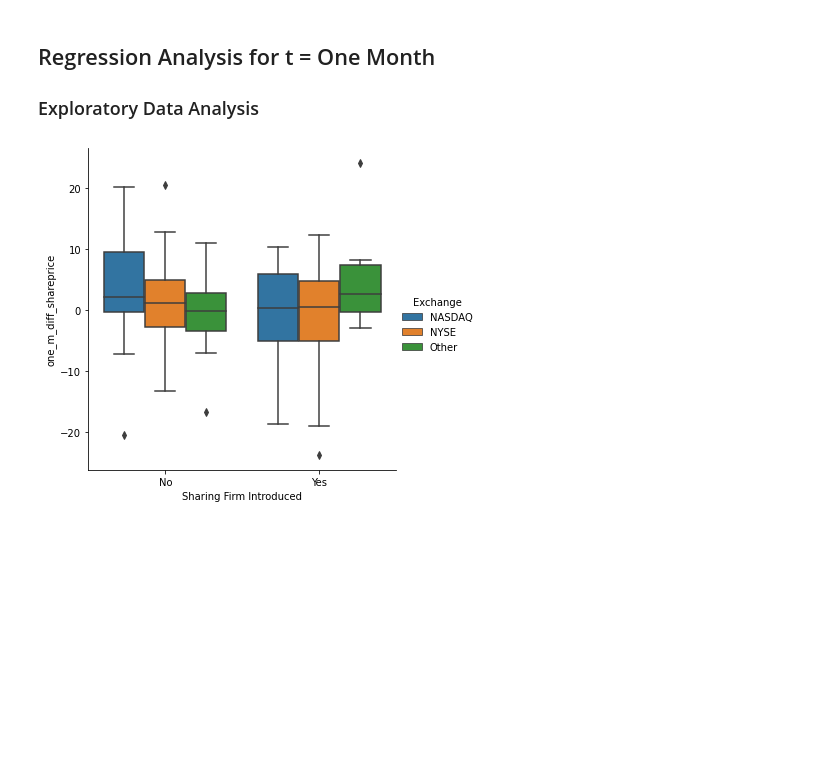
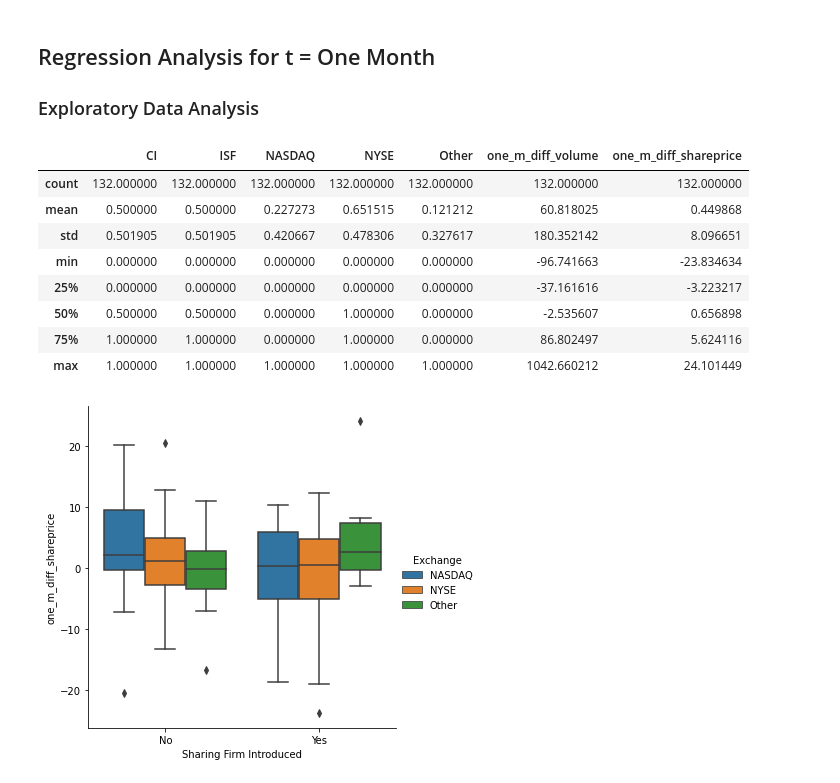
Before and after one commit to SolB77/Managerial-Economics-Senior-Thesis, a Jupyter notebook: Regression Analysis.ipynb, the cells around one changed output. Cells and saved outputs as stored; diff of their text form; code cells hidden in the pictures; blank space fills up the shorter version.

```diff
--- a/Regression Analysis.ipynb
+++ b/Regression Analysis.ipynb
@@ -40,6 +41,18 @@ oneyeardata = data[['CI', 'ISF', 'NASDAQ', 'NYSE', 'Other', 'one_y_diff_volume',
 # %% [markdown]
 ## Regression Analysis for t = One Month
 ### Exploratory Data Analysis
+# %%
+onemonthdata.describe()
+# %% [output]
+|  | CI | ISF | NASDAQ | NYSE | Other | one_m_diff_volume | one_m_diff_shareprice |
+| count | 132.000000 | 132.000000 | 132.000000 | 132.000000 | 132.000000 | 132.000000 | 132.000000 |
+| mean | 0.500000 | 0.500000 | 0.227273 | 0.651515 | 0.121212 | 60.818025 | 0.449868 |
+| std | 0.501905 | 0.501905 | 0.420667 | 0.478306 | 0.327617 | 180.352142 | 8.096651 |
+| min | 0.000000 | 0.000000 | 0.000000 | 0.000000 | 0.000000 | -96.741663 | -23.834634 |
+| 25% | 0.000000 | 0.000000 | 0.000000 | 0.000000 | 0.000000 | -37.161616 | -3.223217 |
+| 50% | 0.500000 | 0.500000 | 0.000000 | 1.000000 | 0.000000 | -2.535607 | 0.656898 |
+| 75% | 1.000000 | 1.000000 | 0.000000 | 1.000000 | 0.000000 | 86.802497 | 5.624116 |
+| max | 1.000000 | 1.000000 | 1.000000 | 1.000000 | 1.000000 | 1042.660212 | 24.101449 |
 # %%
 CATsvsOneM = sns.catplot(x="Sharing Firm Introduced", y="one_m_diff_shareprice",hue='Exchange',kind='box',data=onemonthdata)
 plt.show()
```
Also changed, not shown: parts of 20 cells of this notebook, 3 other files.
